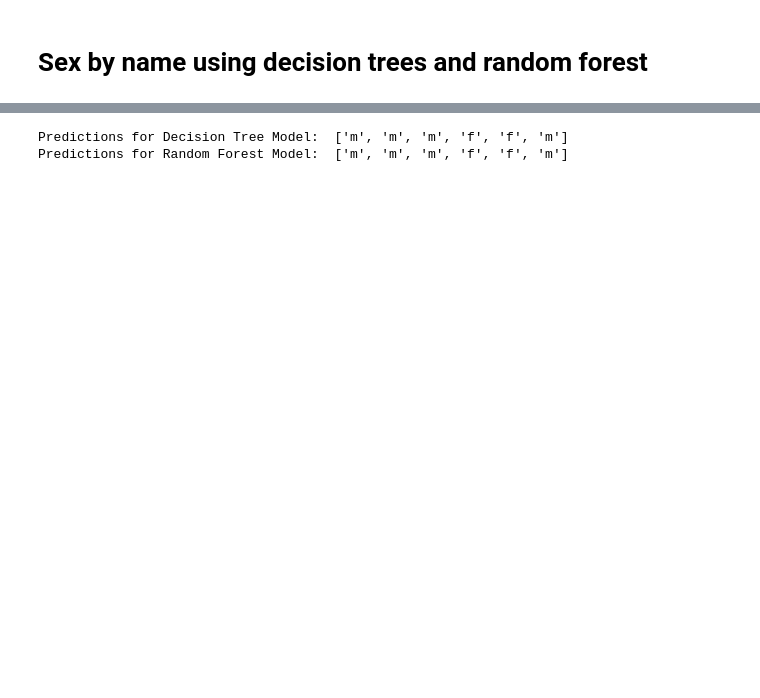
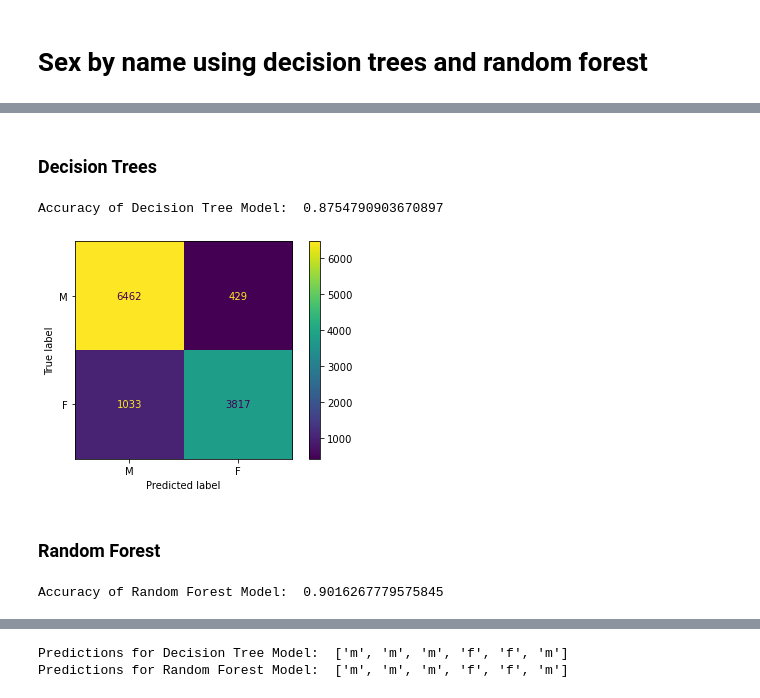
Before and after one commit to tyronfonseca/names-ml, a Jupyter notebook: names_trees.ipynb, the cells around one changed output, grey strips where cells are left out. Saved outputs shown, nothing was run; the diff lists cells and outputs as text; code cells hidden in the pictures; blank space fills up the shorter version.

```diff
--- a/names_trees.ipynb
+++ b/names_trees.ipynb
@@ -20,7 +20,7 @@ def transform_string(string):
    return np.array(list_).astype(np.float32)
 # %%
 #load data
-names = pd.read_csv('unificado.csv')
+names = pd.read_csv('unificado-clean.csv')
 
 #explore data
 print(names.head())
@@ -86,3 +53,32 @@ def predict(name, model_loaded):
     data = np.array([transform_string(val) for val in name])
     result = model_loaded.predict(data)
     return ['m' if logit > 0.5 else 'f' for logit in result]
+# %%
+import matplotlib.pyplot as plt
+import numpy
+from sklearn import metrics
+
+def show_confusion_matrix(model, X, y):
+    prediction = model.predict(X)
+    confusion_matrix = metrics.confusion_matrix(y, prediction)
+
+    cm_display = metrics.ConfusionMatrixDisplay(confusion_matrix = confusion_matrix, display_labels = ['M', 'F'])
+
+    cm_display.plot()
+    plt.show()
+# %% [markdown]
+### Decision Trees
+# %%
+tree_model = DecisionTreeClassifier(max_depth=15)
+history = tree_model.fit(X, y)
+# %%
+tree_model_pred = tree_model.predict(X)
+print('Accuracy of Decision Tree Model: ', accuracy_score(y, tree_model_pred))
+# %% [output]
+Accuracy of Decision Tree Model:  0.8754790903670897
+# %%
+show_confusion_matrix(tree_model, X, y)
+# %% [output]
+[figure, added]
+# %% [markdown]
+### Random Forest
@@ -88,0 +88,5 @@ def predict(name, model_loaded):
+# %%
+random_model_pred = random_model.predict(X)
+print('Accuracy of Random Forest Model: ', accuracy_score(y, random_model_pred))
+# %% [output]
+Accuracy of Random Forest Model:  0.9016267779575845
```
Also changed, not shown: parts of 20 cells of this notebook, 2 other files.
